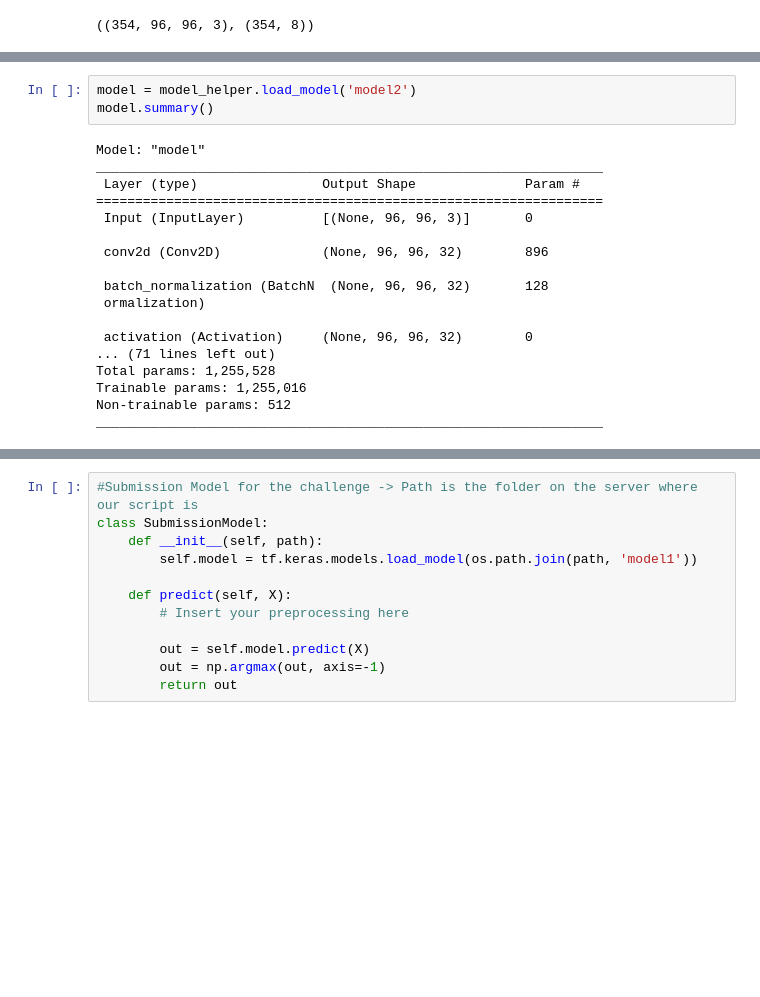
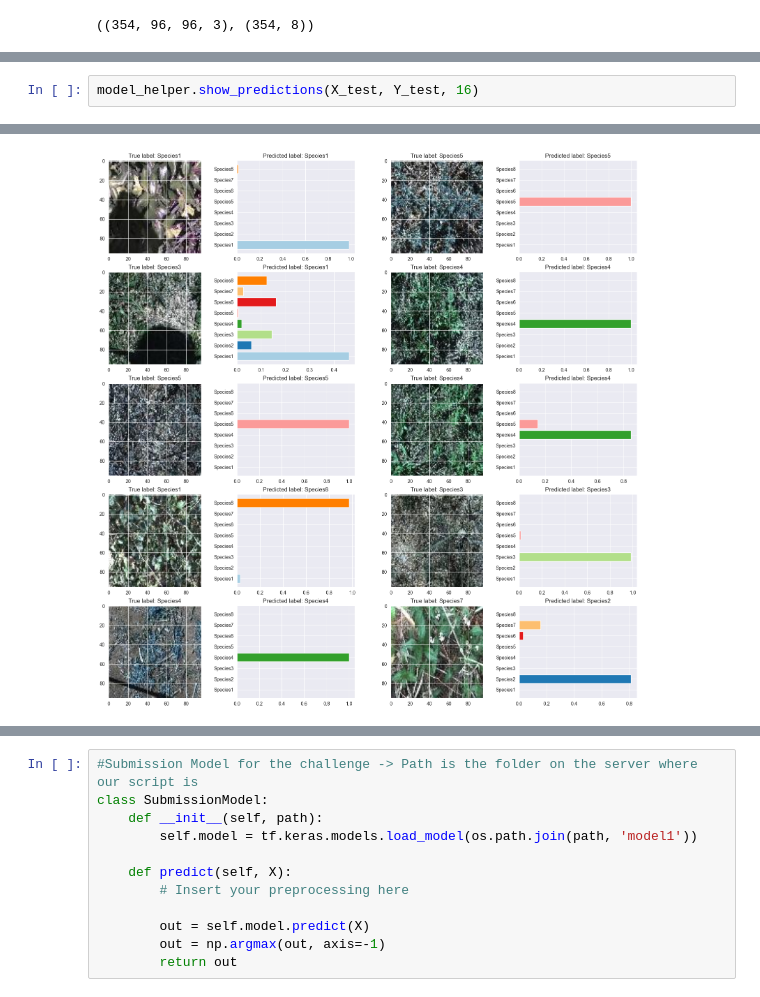
Before and after one commit to marcofasa/AN2DL-Challenges, a Jupyter notebook: Homework1/Models/Model5/Model5.ipynb, the cells around one changed output, grey strips where cells are left out. Cells and saved outputs as stored; diff of their text form; blank space fills up the shorter version.

```diff
--- a/Homework1/Models/Model5/Model5.ipynb
+++ b/Homework1/Models/Model5/Model5.ipynb
@@ -363,21 +360,3 @@ INFO:tensorflow:Assets written to: ../../local_saved_models/model2/assets
-# %%
-model = model_helper.load_model('model2')
-model.summary()
-# %% [output]
-Model: "model"
-_________________________________________________________________
- Layer (type)                Output Shape              Param #
-=================================================================
- Input (InputLayer)          [(None, 96, 96, 3)]       0
-
- conv2d (Conv2D)             (None, 96, 96, 32)        896
-
- batch_normalization (BatchN  (None, 96, 96, 32)       128
- ormalization)
-
- activation (Activation)     (None, 96, 96, 32)        0
-... (71 lines left out)
-Total params: 1,255,528
-Trainable params: 1,255,016
-Non-trainable params: 512
-_________________________________________________________________
+# %%
+model_helper.show_predictions(X_test, Y_test, 16)
+# %% [output]
@@ -383,0 +364 @@ _________________________________________________________________
+[figure, added]
```
Also changed, not shown: parts of 23 cells of this notebook, 3 other files.
